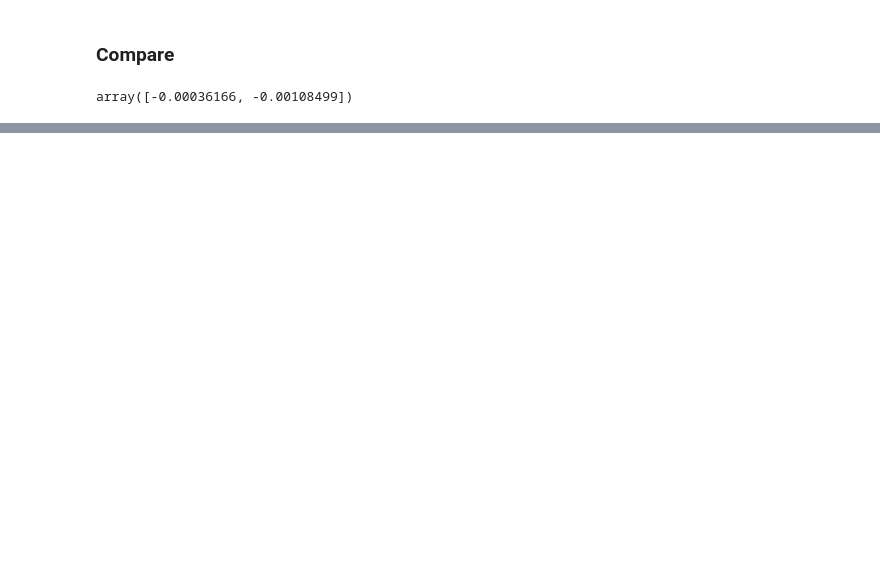
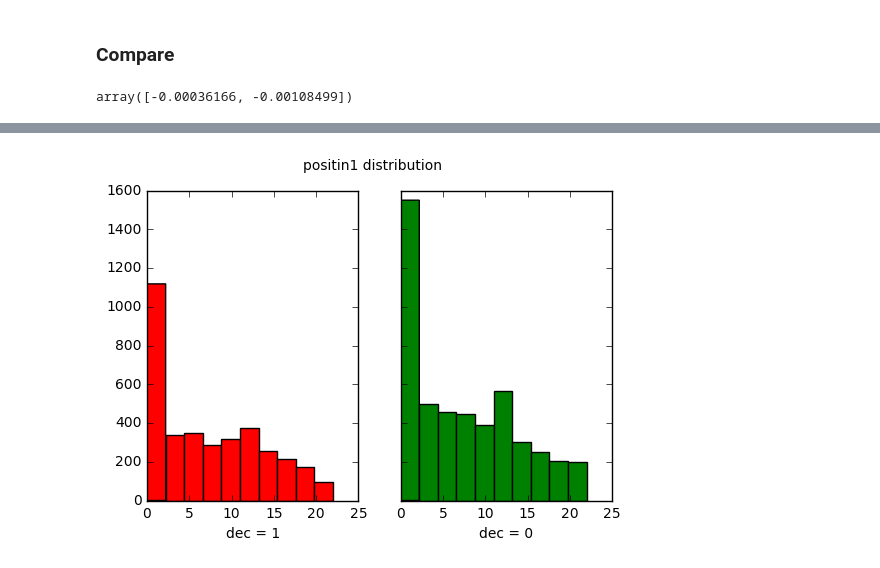
Before and after one commit to Lee-W/speed-date-analysis, a Jupyter notebook: speed-date-analysis.ipynb, the cells around one changed output, grey strips where cells are left out. Cells and saved outputs as stored; diff of their text form; code cells hidden in the pictures; blank space fills up the shorter version.

```diff
--- a/speed-date-analysis.ipynb
+++ b/speed-date-analysis.ipynb
@@ -535,0 +756,4 @@ array([-0.00036166, -0.00108499])
+# %%
+visulize_single_feature(vis_df, 'positin1')
+# %% [output]
+[figure, added]
```
Also changed, not shown: parts of 27 cells of this notebook.
